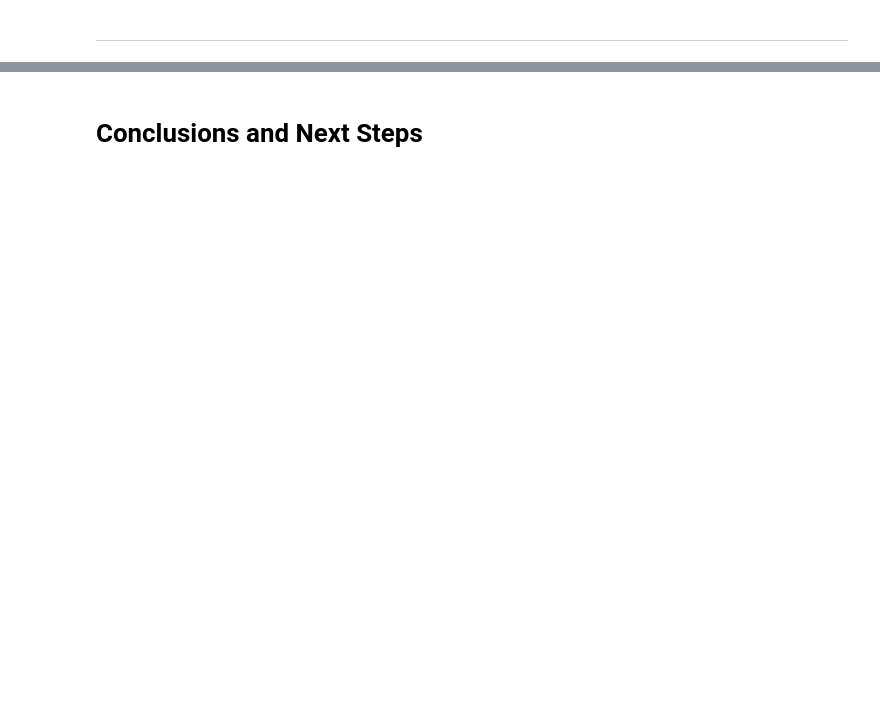
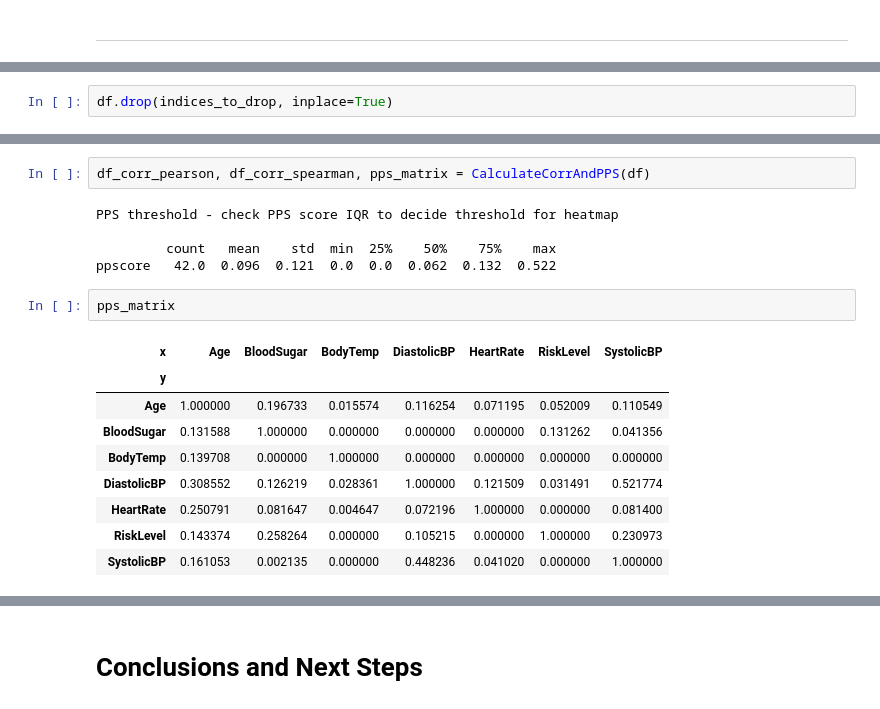
Before and after one commit to theresaabl/ML-maternal-health-risk, a Jupyter notebook: jupyter_notebooks/04-DataCleaning.ipynb, the cells around one changed output, grey strips where cells are left out. Saved outputs shown, nothing was run; the diff lists cells and outputs as text; blank space fills up the shorter version.

```diff
--- a/jupyter_notebooks/04-DataCleaning.ipynb
+++ b/jupyter_notebooks/04-DataCleaning.ipynb
@@ -119 +162,3 @@ We look at a quick statistical summary of the dataset to check the averages and
+# %%
+df.drop(indices_to_drop, inplace=True)
 # %%
@@ -144,0 +244,19 @@ for var in df.columns[:-1]:
+# %%
+df_corr_pearson, df_corr_spearman, pps_matrix = CalculateCorrAndPPS(df)
+# %% [output]
+PPS threshold - check PPS score IQR to decide threshold for heatmap
+
+         count   mean    std  min  25%    50%    75%    max
+ppscore   42.0  0.096  0.121  0.0  0.0  0.062  0.132  0.522
+# %%
+pps_matrix
+# %% [output]
+| x | Age | BloodSugar | BodyTemp | DiastolicBP | HeartRate | RiskLevel | SystolicBP |
+| y |  |  |  |  |  |  |  |
+| Age | 1.000000 | 0.196733 | 0.015574 | 0.116254 | 0.071195 | 0.052009 | 0.110549 |
+| BloodSugar | 0.131588 | 1.000000 | 0.000000 | 0.000000 | 0.000000 | 0.131262 | 0.041356 |
+| BodyTemp | 0.139708 | 0.000000 | 1.000000 | 0.000000 | 0.000000 | 0.000000 | 0.000000 |
+| DiastolicBP | 0.308552 | 0.126219 | 0.028361 | 1.000000 | 0.121509 | 0.031491 | 0.521774 |
+| HeartRate | 0.250791 | 0.081647 | 0.004647 | 0.072196 | 1.000000 | 0.000000 | 0.081400 |
+| RiskLevel | 0.143374 | 0.258264 | 0.000000 | 0.105215 | 0.000000 | 1.000000 | 0.230973 |
+| SystolicBP | 0.161053 | 0.002135 | 0.000000 | 0.448236 | 0.041020 | 0.000000 | 1.000000 |
```
Also changed, not shown: parts of 30 cells of this notebook, 1 other file.
